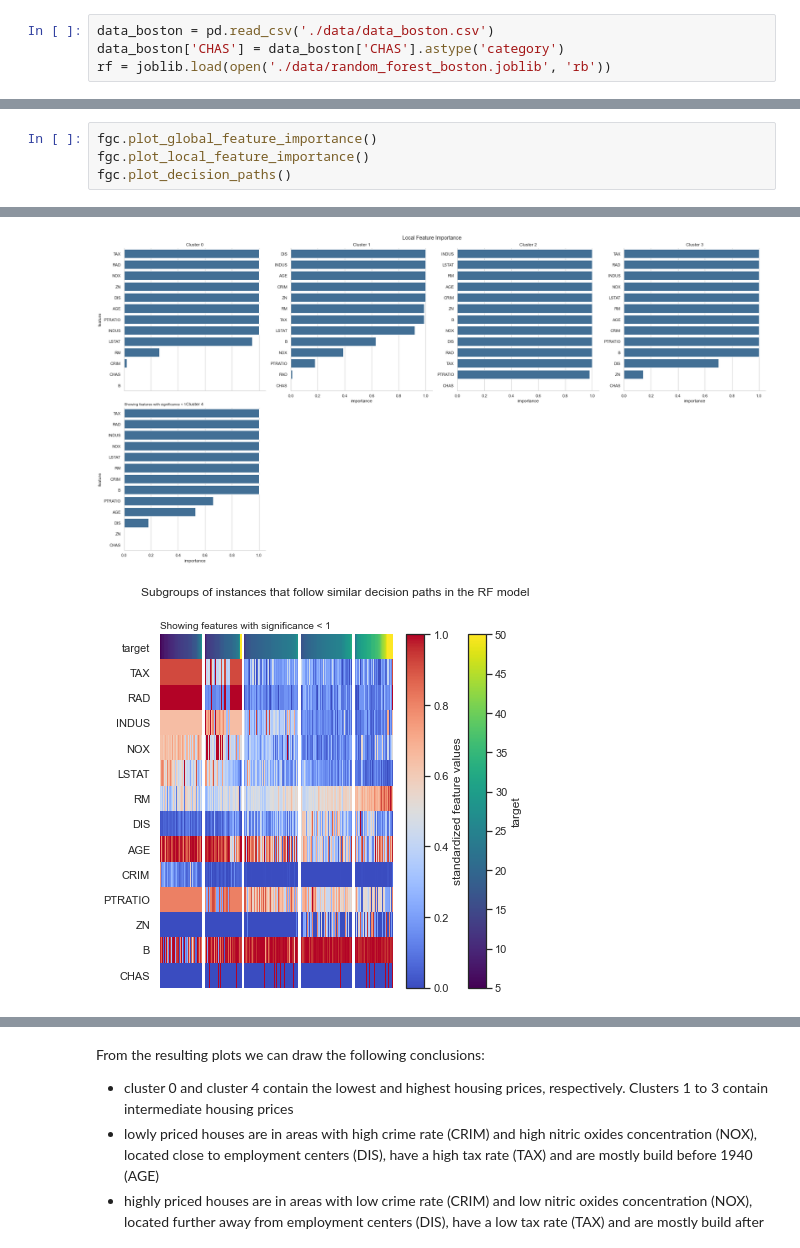
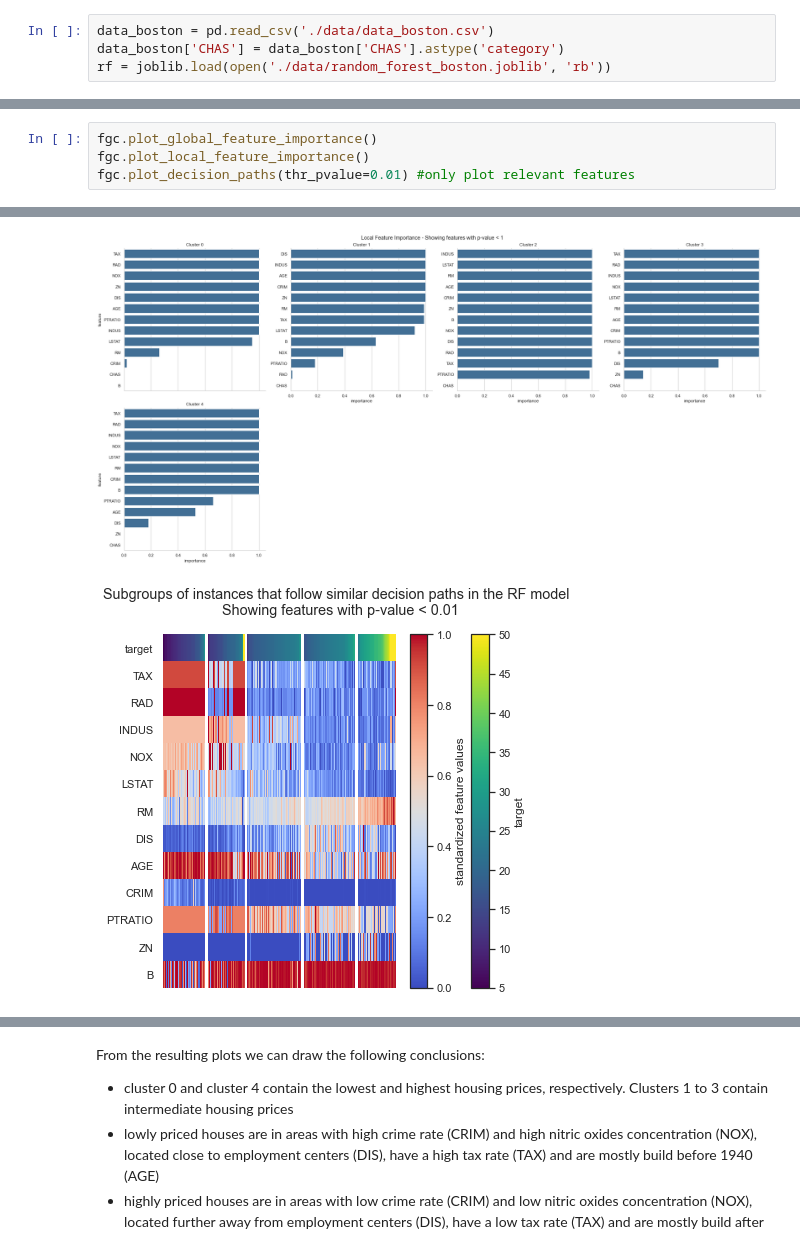
Before and after one commit to HelmholtzAI-Consultants-Munich/fg-clustering, a Jupyter notebook: docs/source/tutorial.ipynb, the cells around one changed output, grey strips where cells are left out. Cells and saved outputs as stored; diff of their text form.

```diff
--- a/docs/source/tutorial.ipynb
+++ b/docs/source/tutorial.ipynb
@@ -207,8 +207,8 @@ Optimal number of cluster is: 5
 # %%
 fgc.plot_global_feature_importance()
 fgc.plot_local_feature_importance()
-fgc.plot_decision_paths()
+fgc.plot_decision_paths(thr_pvalue=0.01) #only plot relevant features
 # %% [output]
 [figure]
-[figure, old version]
+[figure, new version]
-[figure, old version]
+[figure, new version]
```
Also changed, not shown: parts of 7 cells of this notebook, 5 other files.
